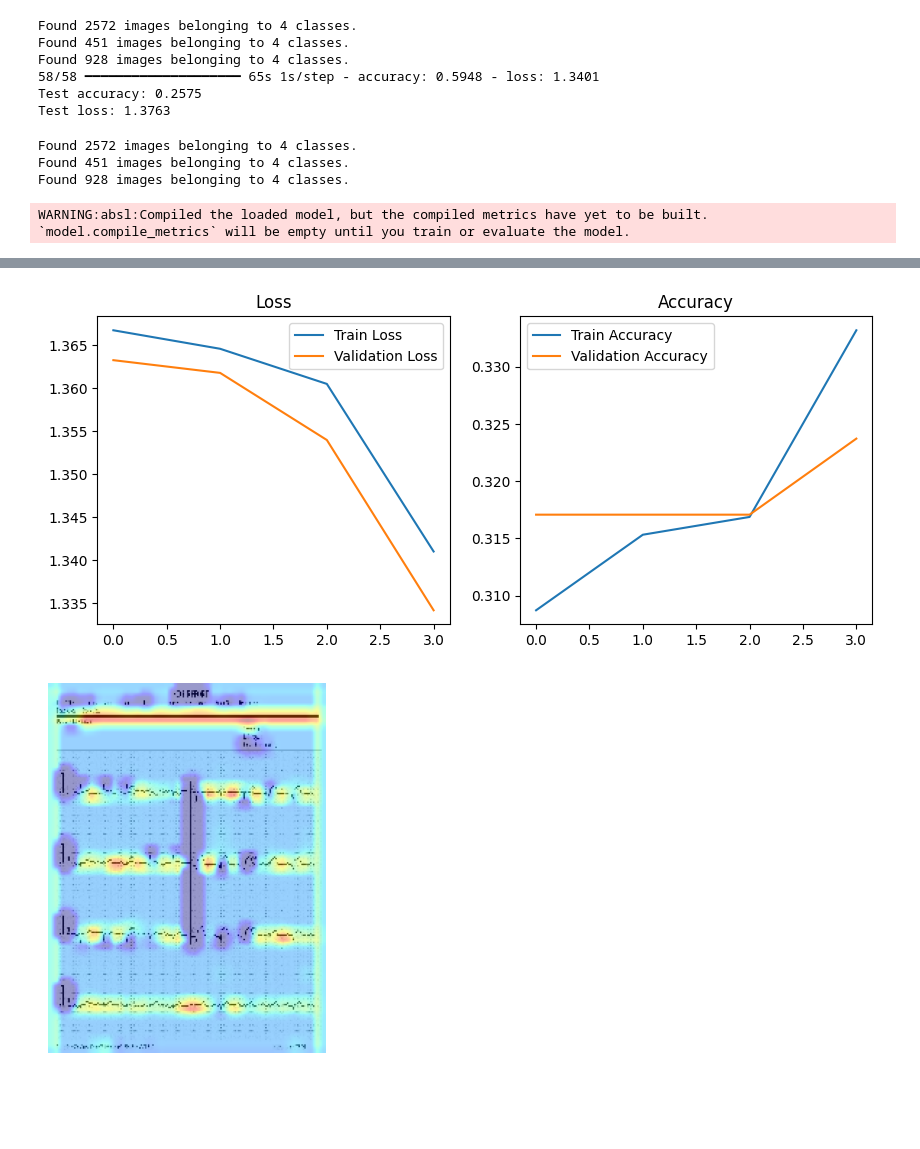
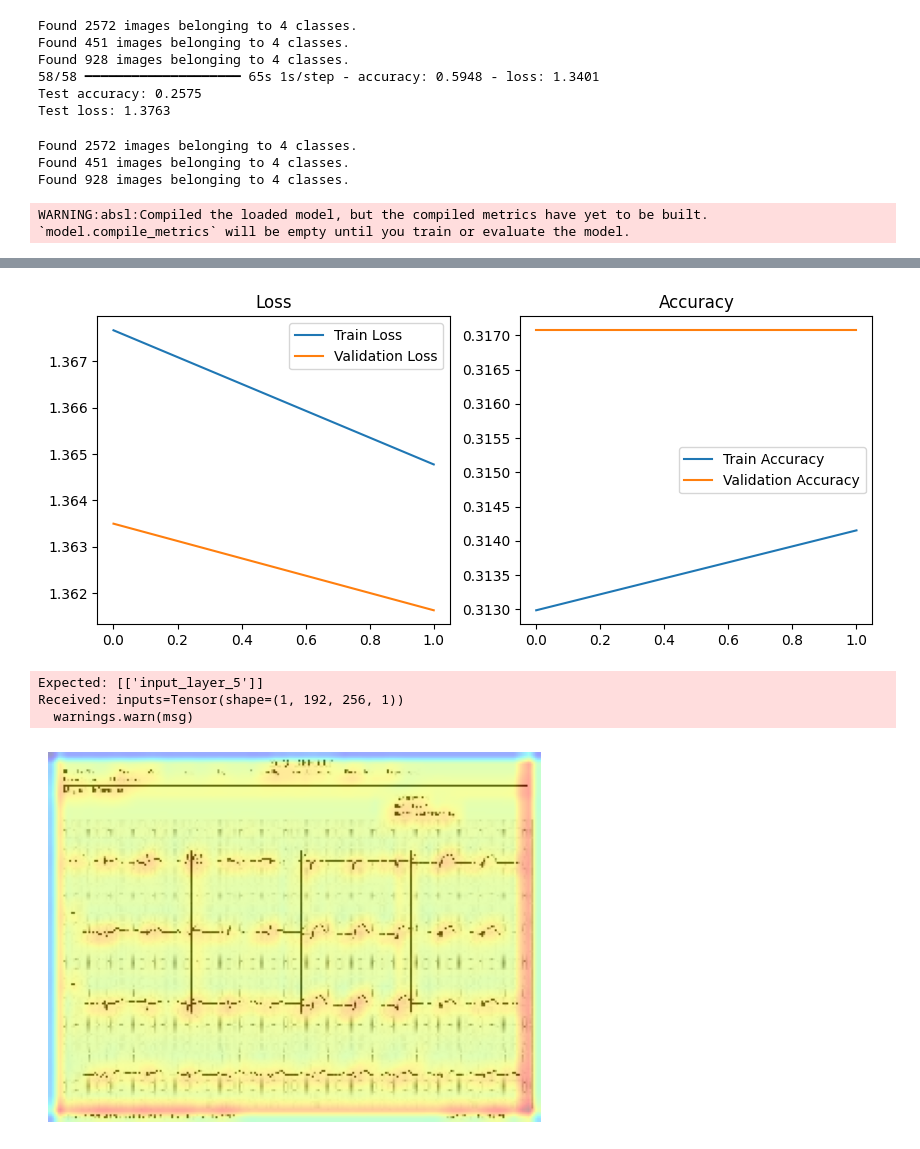
Before and after one commit to SantiagoBuffa/BeatAI, a Jupyter notebook: beatai.ipynb, the cells around one changed output, grey strips where cells are left out. Drawn from its saved outputs; the diff is of its cells as text; code cells hidden in the pictures; blank space fills up the shorter version.

```diff
--- a/beatai.ipynb
+++ b/beatai.ipynb
@@ -282,7 +279,8 @@ model.compile(optimizer='adam', loss='categorical_crossentropy', metrics=['accur
 
 # Seguir entrenando desde donde quedó
 train_gen, val_gen, _ = preprocess_dataset(dataset_path)
-history = model.fit(train_gen, validation_data=val_gen, epochs=4)
+epochs = 2
+history = model.fit(train_gen, validation_data=val_gen, epochs= epochs)
 show_graphs(history)
 # %% [output]
 Found 2572 images belonging to 4 classes.
@@ -303,7 +297,10 @@ Epoch 4/4
-[figure, old version]
+[figure, new version]
 # %%
 img_test_path = "data/ECG_DATA/test/ECG Images of Myocardial Infarction Patients (240x12=2880)/MI(100).jpg"
 visualize_attention(model, img_test_path, last_conv_layer='conv3')
 # %% [output]
+Expected: [['input_layer_5']]
+Received: inputs=Tensor(shape=(1, 192, 256, 1))
+  warnings.warn(msg)
-[figure, old version]
+[figure, new version]
 # %%
```
Also changed, not shown: parts of 7 cells of this notebook.
